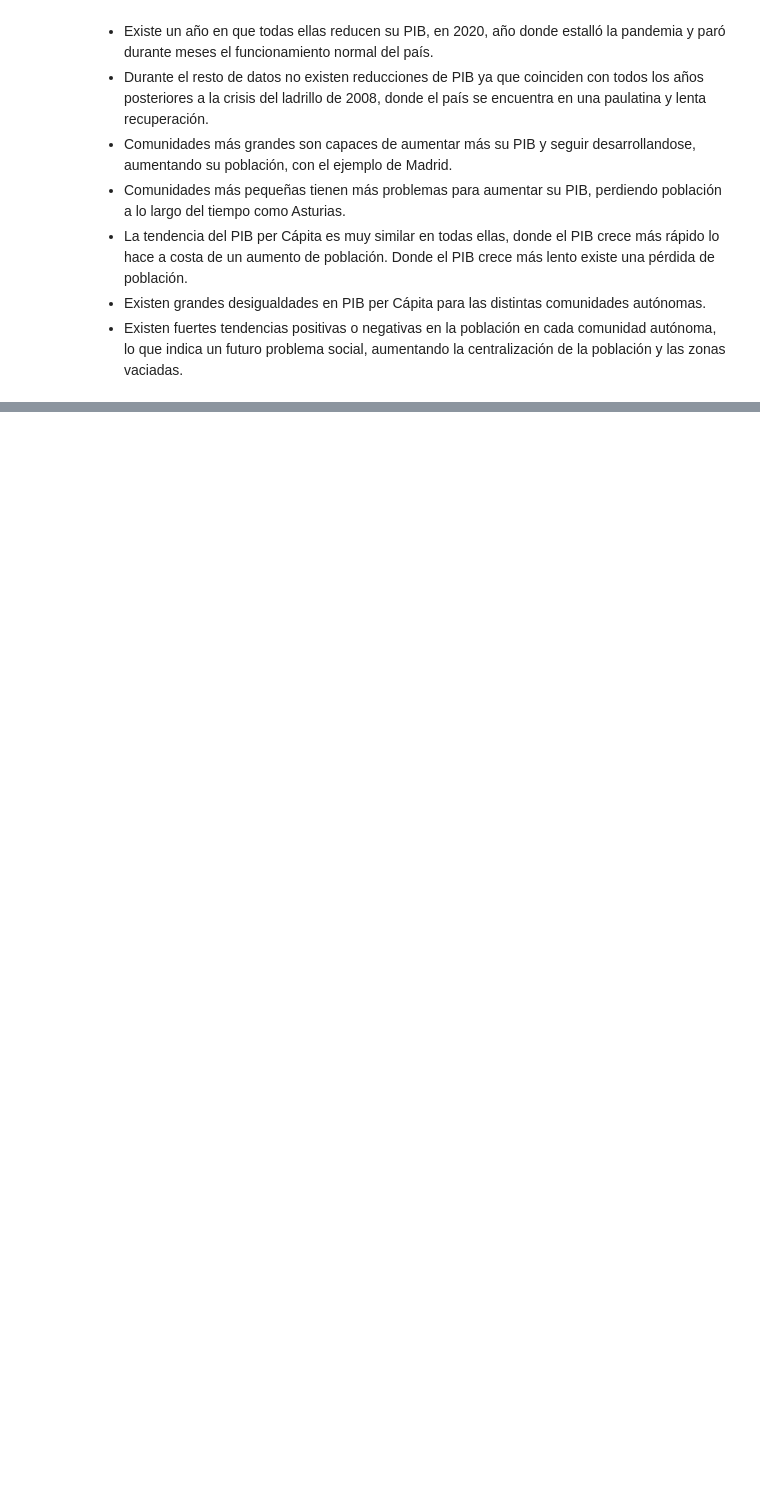
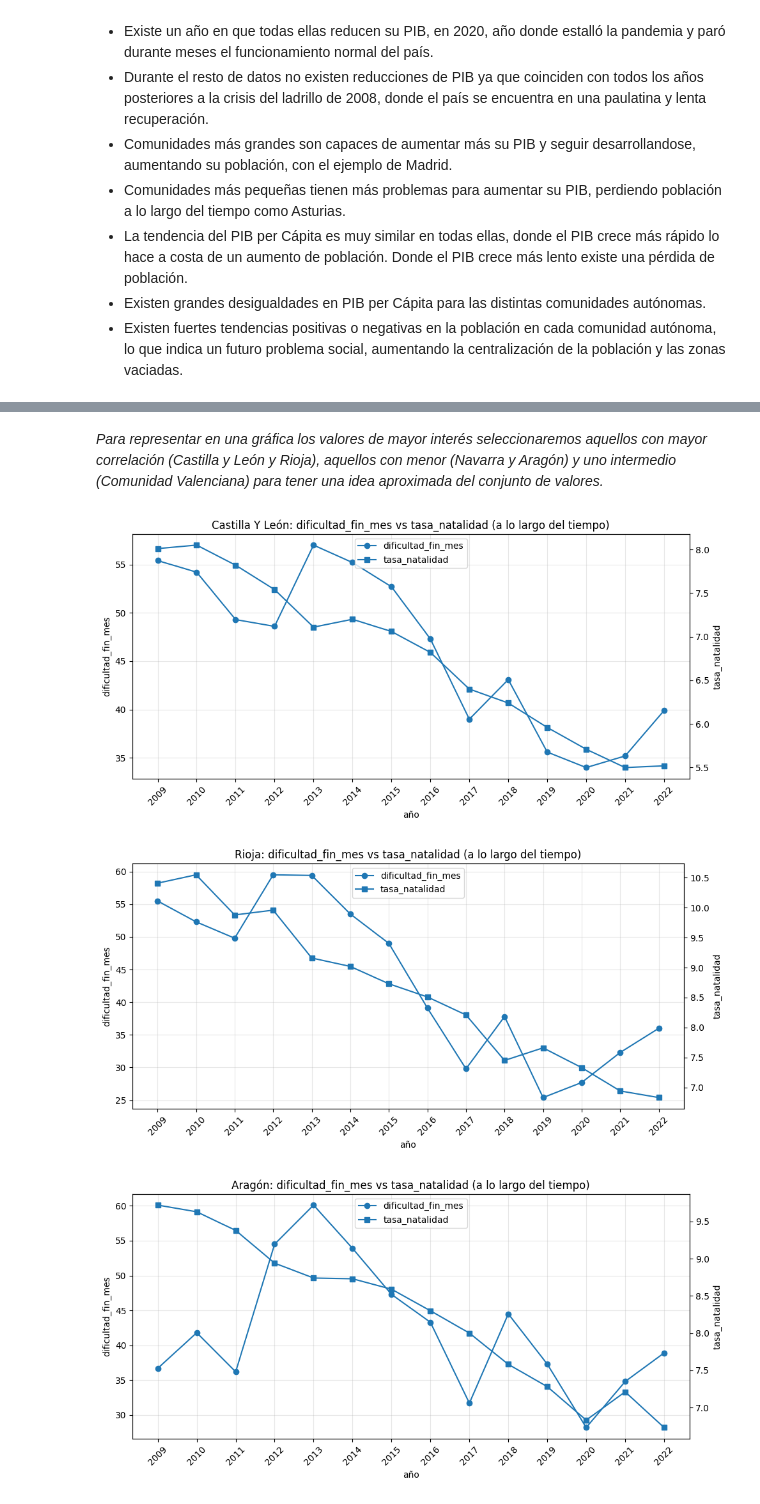
Before and after one commit to mrosm-dev/EDA_PIB_VS_CALIDAD_DE_VIDA, a Jupyter notebook: notebooks/Pedro/04_analisis.ipynb, the cells around one changed output, grey strips where cells are left out. Saved outputs shown, nothing was run; the diff lists cells and outputs as text; code cells hidden in the pictures; blank space fills up the shorter version.

```diff
--- a/notebooks/Pedro/04_analisis.ipynb
+++ b/notebooks/Pedro/04_analisis.ipynb
@@ -553,0 +817,8 @@ Rioja ---- 0.7081587572462942
+# %% [markdown]
+*Para representar en una gráfica los valores de mayor interés seleccionaremos aquellos con mayor correlación (Castilla y León y Rioja), aquellos con menor (Navarra y Aragón) y uno intermedio (Comunidad Valenciana) para tener una idea aproximada del conjunto de valores.*
+# %%
+ut.plot_dual_axis(df, ['Castilla Y León', 'Rioja', 'Aragón', 'Navarra', 'Comunitat Valenciana'], 'dificultad_fin_mes', 'tasa_natalidad');
+# %% [output]
+[figure, added]
+[figure, added]
+[figure, added]
```
Also changed, not shown: parts of 23 cells of this notebook, 2 other files.
